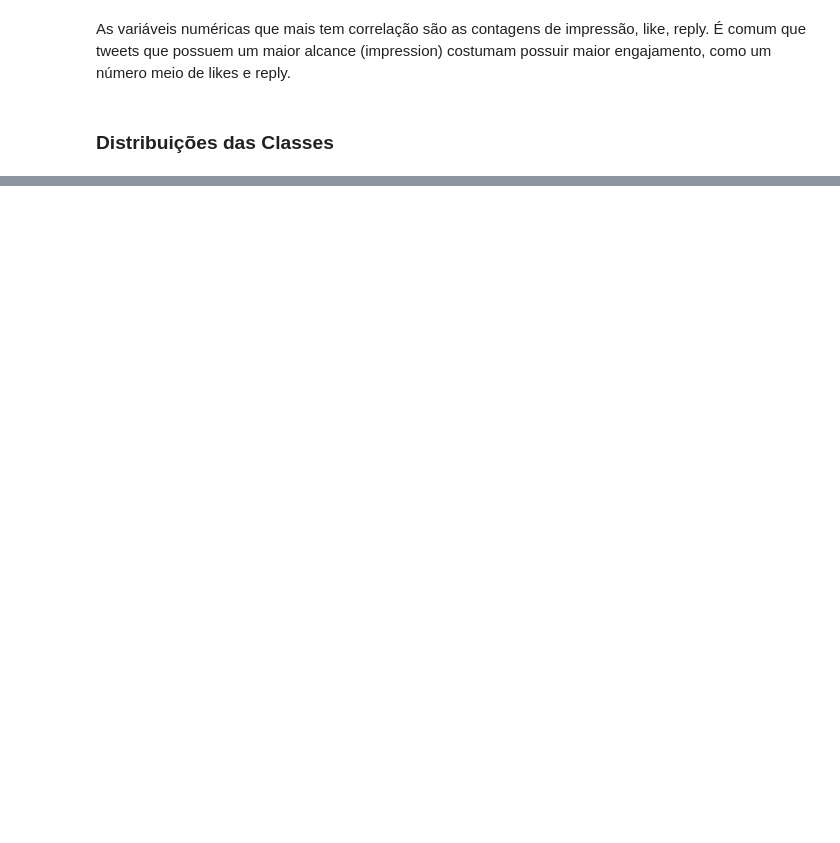
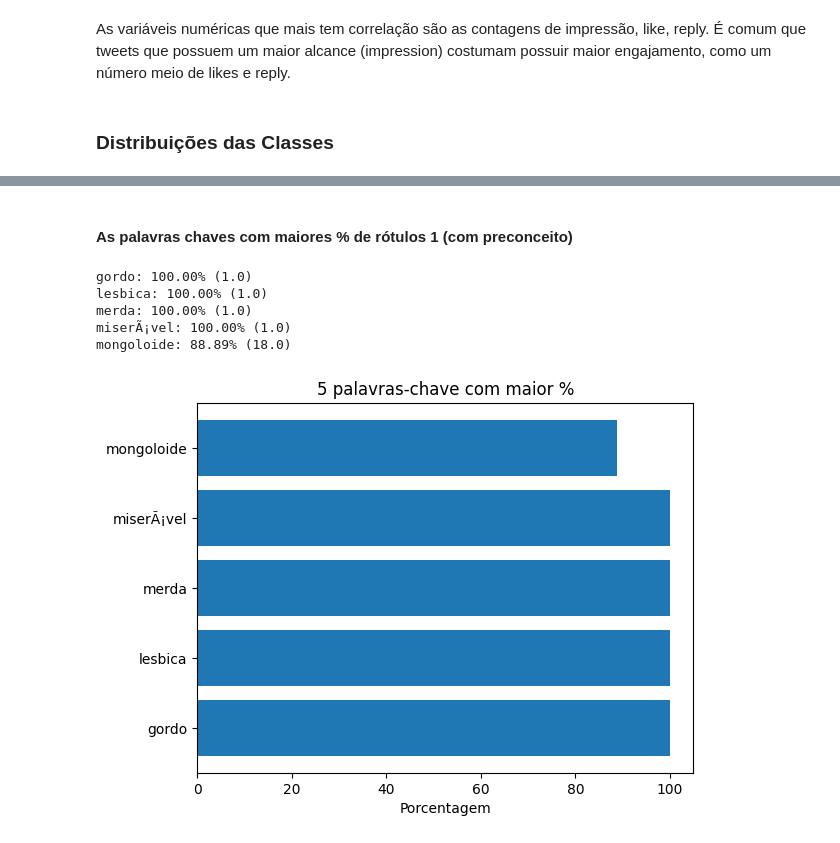
Before and after one commit to leomoreno8/classification-ti26s, a Jupyter notebook: analysis.ipynb, the cells around one changed output, grey strips where cells are left out. Saved outputs shown, nothing was run; the diff lists cells and outputs as text; code cells hidden in the pictures; blank space fills up the shorter version.

```diff
--- a/analysis.ipynb
+++ b/analysis.ipynb
@@ -195,0 +218,24 @@ plt.show()
+# %% [markdown]
+#### As palavras chaves com maiores % de rótulos 1 (com preconceito)
+# %%
+grouped = df.groupby('key')['label'].agg(['count', 'sum'])
+
+grouped['porcentagem'] = grouped['sum'] / grouped['count'] * 100
+grouped['total'] = grouped['count']
+
+top_5 = grouped.sort_values(by='porcentagem', ascending=False).head(5)
+
+for index, row in top_5.iterrows():
+    print(f"{index}: {row['porcentagem']:.2f}% ({row['total']})")
+
+plt.barh(top_5.index, top_5['porcentagem'])
+plt.xlabel('Porcentagem')
+plt.title('5 palavras-chave com maior %')
+plt.show()
+# %% [output]
+gordo: 100.00% (1.0)
+lesbica: 100.00% (1.0)
+merda: 100.00% (1.0)
+miserÃ¡vel: 100.00% (1.0)
+mongoloide: 88.89% (18.0)
+[figure, added]
```
Also changed, not shown: parts of 14 cells of this notebook, 4 other files.
